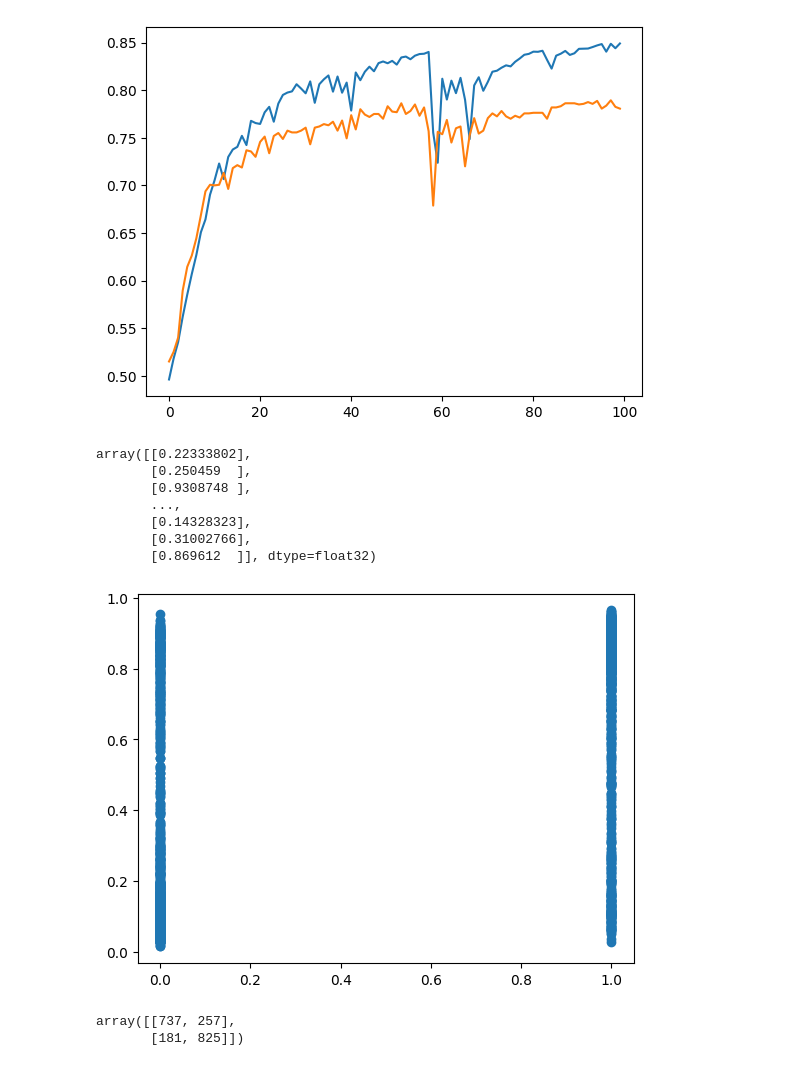
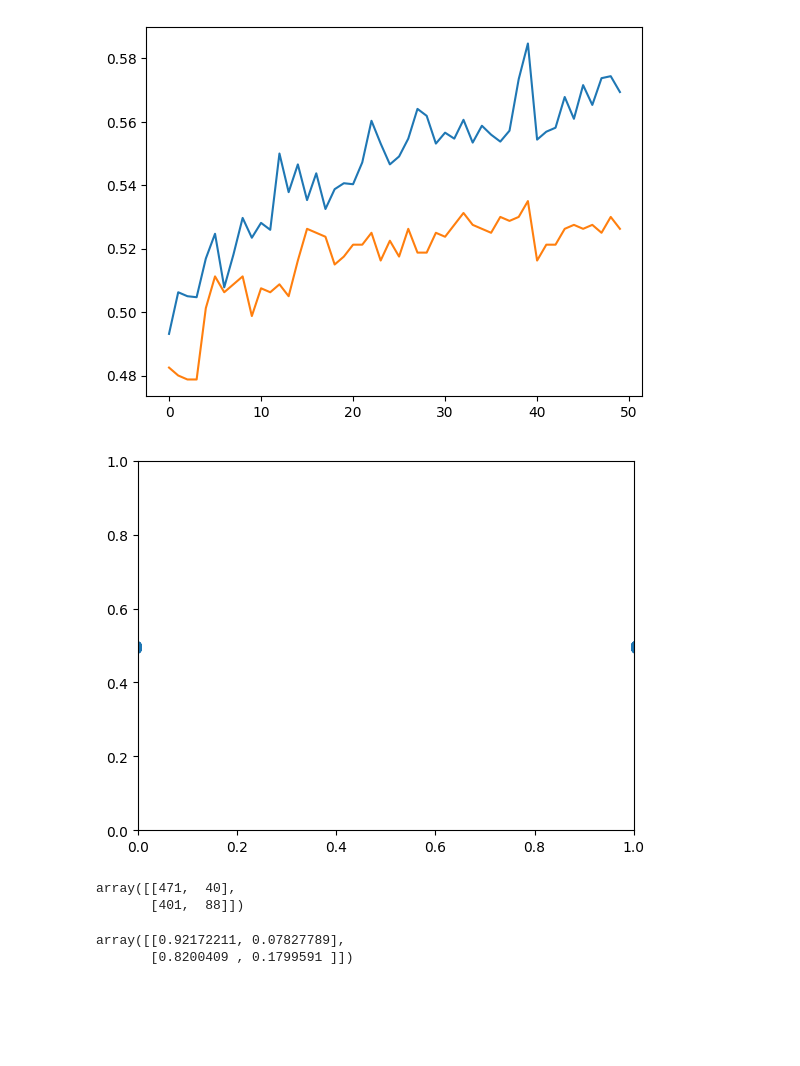
Before and after one commit to eleethesontai/IMDB-Sentiment-Analysis, a Jupyter notebook: encoder.ipynb, the cells around one changed output. Saved outputs shown, nothing was run; the diff lists cells and outputs as text; code cells hidden in the pictures; blank space fills up the shorter version.

```diff
--- a/encoder.ipynb
+++ b/encoder.ipynb
@@ -21,4 +21,4 @@ np.random.seed(seed)
 tf.random.set_seed(seed)
 # %%
 samples = pd.read_csv('samples.csv')
-samples = samples.sample(10000)
+samples = samples.sample(5000)
@@ -34,6 +28,6 @@ stop_words = []
 # %%
-max_tokens = 500
-output_sequence_length = 1250
+max_tokens = 10000
+output_sequence_length = 1500
 
 def standardize(text):
     result = tf.strings.lower(text)
@@ -46,4 +40,3 @@ def split(text):
 
 vectorizer = TextVectorization(max_tokens=max_tokens,output_sequence_length=output_sequence_length,standardize=standardize,split=split)
 vectorizer.adapt(train['Review'].values)
-vectorizer(train['Review'].values)
@@ -67,15 +51,15 @@ x_test = vectorizer(test['Review'].values)
 y_test = test['Sentiment'].values
 # %%
 input = Input(shape=(1,))
-embedding = Embedding(input_dim=max_tokens,output_dim=1,input_length=output_sequence_length,mask_zero=True)(input)
-rnn = SimpleRNN(1)(embedding)
-hidden = Dense(64, activation='relu')(rnn)
-dropout = Dropout(.25),
-output = Dense(1, activation='sigmoid')(hidden)
+embedding = Embedding(input_dim=max_tokens,output_dim=8,input_length=output_sequence_length,mask_zero=True)(input)
+rnn = LSTM(1)(embedding)
+hidden = Dense(4, activation='relu')(rnn)
+dropout = Dropout(.25)(hidden)
+output = Dense(1, activation='sigmoid')(dropout)
 
 model = Model(inputs=input,outputs=output)
 
-optimizer = Adam(learning_rate=.001)
+optimizer = Adam(learning_rate=.0001)
 model.compile(optimizer=optimizer,loss='binary_crossentropy', metrics=['accuracy'])
-history = model.fit(x_train,y_train,epochs=100,batch_size=2**11,validation_data=(x_val,y_val)).history
+history = model.fit(x_train,y_train,epochs=50,batch_size=1024,validation_data=(x_val,y_val)).history
 # %% [output]
@@ -105,25 +95,24 @@ plt.plot(history['accuracy'])
 plt.plot(history['val_accuracy'])
 plt.show()
 # %% [output]
-[figure, old version]
+[figure, new version]
 # %%
-predictions = model.predict(x_test, verbose=0)
-predictions
+predictions = model.predict(x_test,verbose=0)
-# %% [output]
-array([[0.22333802],
-       [0.250459  ],
-       [0.9308748 ],
-       ...,
-       [0.14328323],
-       [0.31002766],
-       [0.869612  ]], dtype=float32)
 # %%
-plt.scatter(y_test,predictions)
+plt.scatter(y_test,predictions, marker='.')
+plt.xlim(0,1)
+plt.ylim(0,1)
 plt.show()
 # %% [output]
-[figure, old version]
+[figure, new version]
 # %%
-confusion_matrix(y_test, (predictions > .5).astype(int))
+matrix = confusion_matrix(y_test, (predictions > .5).astype(int))
+matrix
 # %% [output]
-array([[737, 257],
-       [181, 825]])
+array([[471,  40],
+       [401,  88]])
+# %%
+matrix.astype('float') / matrix.sum(axis=1)[:, np.newaxis]
+# %% [output]
+array([[0.92172211, 0.07827789],
+       [0.8200409 , 0.1799591 ]])
```
Also changed, not shown: parts of 7 cells of this notebook.
